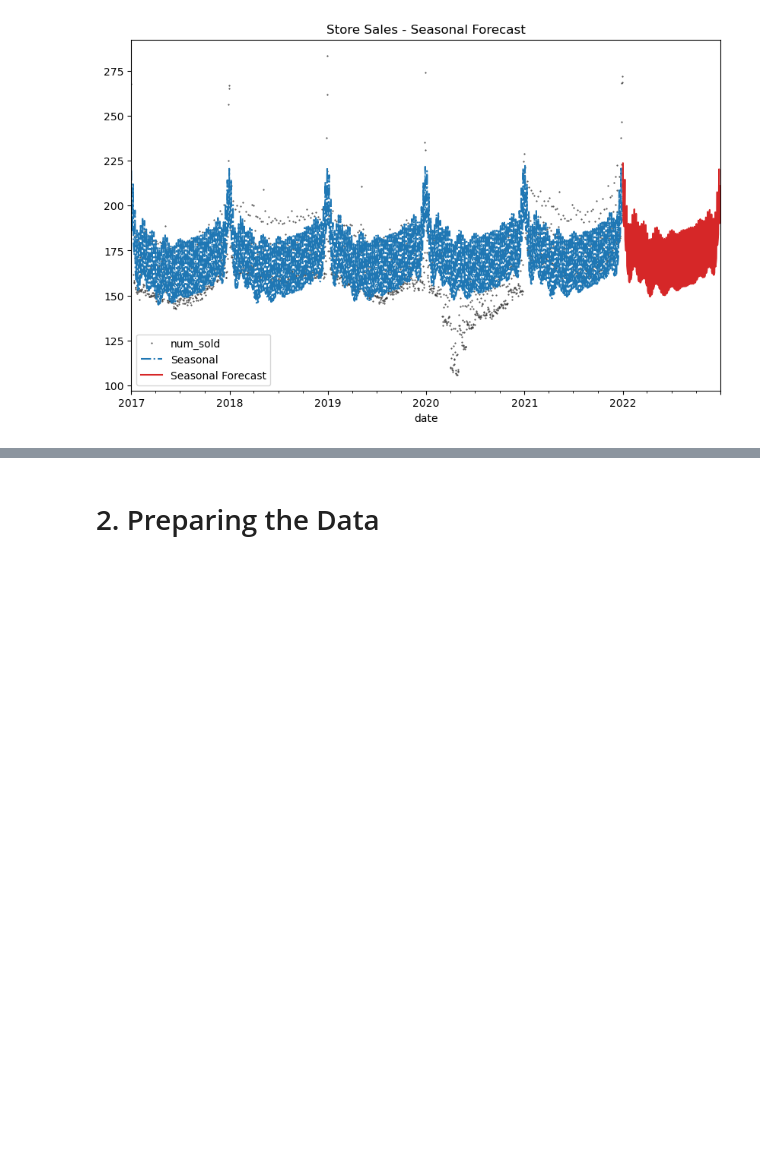
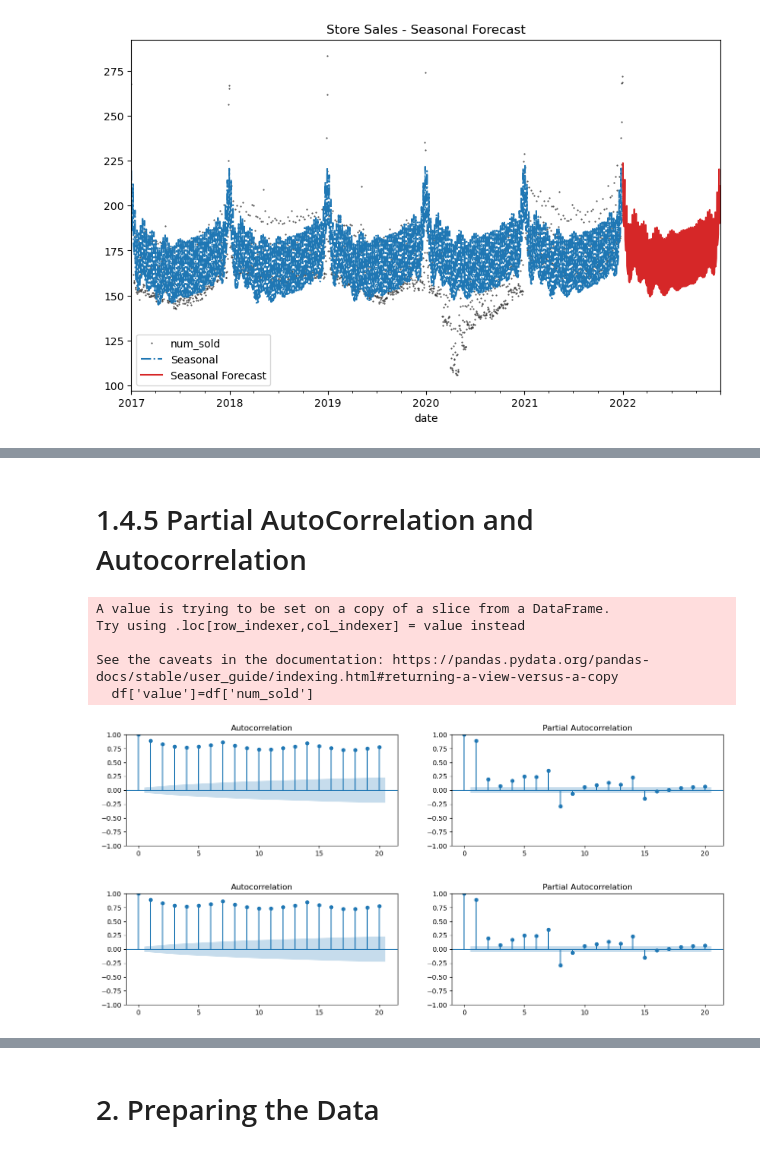
Before and after one commit to niveditha-vudayagiri/ny-taxifare-prediction, a Jupyter notebook: mini-course-sales-full-eda-seasonality-analysis.ipynb, the cells around one changed output, grey strips where cells are left out. Drawn from its saved outputs; the diff is of its cells as text; code cells hidden in the pictures; blank space fills up the shorter version.

```diff
--- a/mini-course-sales-full-eda-seasonality-analysis.ipynb
+++ b/mini-course-sales-full-eda-seasonality-analysis.ipynb
@@ -414,11 +442,9 @@ plot_periodogram(average_sales);
 #Get list of major holidays for ['Argentina' 'Canada' 'Estonia' 'Japan' 'Spain'] and append to df
 
 def GetHolidays(df):
-    "This method enlists monthly holidays per country and common holidays across all countries";
-
 
     # Analyzing country specific holidays:-
-    Holidays = pd.DataFrame(columns = ['date', 'holiday', 'country'])
+    Holidays = pd.DataFrame(columns = ['date', 'holiday_name', 'country'])
     country_list = df.country.unique();
     min_year = df.year.min()
     max_year = df.year.max()
@@ -429,7 +455,7 @@ def GetHolidays(df):
         for h in CountryHoliday(country, years = np.arange(min_year,max_year,1)).items():
             i=len(Holidays)
             Holidays.loc[i,'date']=h[0]
-            Holidays.loc[i,'holiday']=h[1]
+            Holidays.loc[i,'holiday_name']=h[1]
             Holidays.loc[i,'country']=country
 
 
@@ -439,12 +465,17 @@ def GetHolidays(df):
     date_country = df[['date', 'country']].drop_duplicates().reset_index(drop=True)
     date_country['date_str'] = date_country['date'].astype(str)
     Holidays['date_str'] = Holidays['date'].astype(str)
-    date_country_holidays = pd.merge(date_country, Holidays[['date_str', 'country', 'isHoliday']], how='left', on=['date_str', 'country'])
+    date_country_holidays = pd.merge(date_country, Holidays[['date_str', 'country', 'isHoliday','holiday_name']], how='left', on=['date_str', 'country'])
 
     # Merge back to the original DataFrame
-    df = pd.merge(df, date_country_holidays[['date', 'country', 'isHoliday']], how='left', on=['date', 'country'])
+    df = pd.merge(df, date_country_holidays[['date', 'country', 'isHoliday','holiday_name']], how='left', on=['date', 'country'])
     df['isHoliday'] = df['isHoliday'].fillna(0).astype(int)
+    df['holiday_name'] = df['holiday_name'].fillna('Not Holiday')
 
+    #Add Weekend
+    df['Friday']=(df['dayname']=='Friday').astype(int)
+    df['Saturday']=(df['dayname']=='Saturday').astype(int)
+    df['Sunday']=(df['dayname']=='Sunday').astype(int)
     return df
 # %%
 train_df = GetHolidays(train_df)
@@ -489,0 +552,24 @@ _ = ax.legend()
+# %% [markdown]
+# 1.4.5 Partial AutoCorrelation and Autocorrelation
+# %%
+from statsmodels.tsa.stattools import acf, pacf
+from statsmodels.graphics.tsaplots import plot_acf, plot_pacf
+
+df = train_df[(train_df['country']=='Argentina')&(train_df['product']=='Using LLMs to Improve Your Coding')&(train_df['store']=='Kaggle Learn')]
+df['value']=df['num_sold']
+
+acf_20 = acf(df.value, nlags=20)
+pacf_20 = pacf(df.value, nlags=20)
+
+# Draw Plot
+fig, axes = plt.subplots(1,2,figsize=(16,3), dpi= 100)
+plot_acf(df.value.tolist(), lags=20, ax=axes[0])
+plot_pacf(df.value.tolist(), lags=20, ax=axes[1])
+# %% [output]
+A value is trying to be set on a copy of a slice from a DataFrame.
+Try using .loc[row_indexer,col_indexer] = value instead
+
+See the caveats in the documentation: https://pandas.pydata.org/pandas-docs/stable/user_guide/indexing.html#returning-a-view-versus-a-copy
+  df['value']=df['num_sold']
+[figure, added]
+[figure, added]
```
Also changed, not shown: parts of 47 cells of this notebook.
